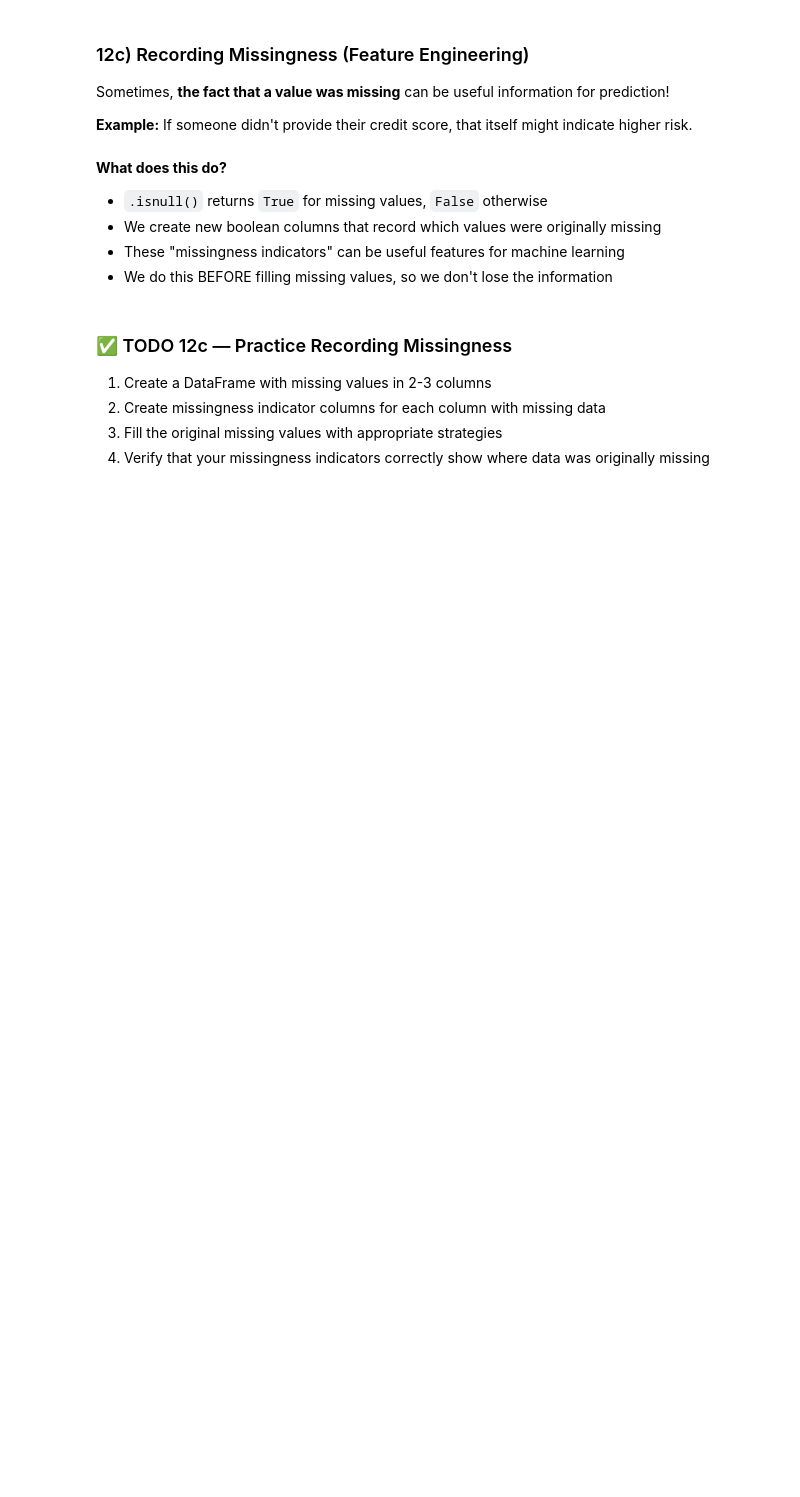
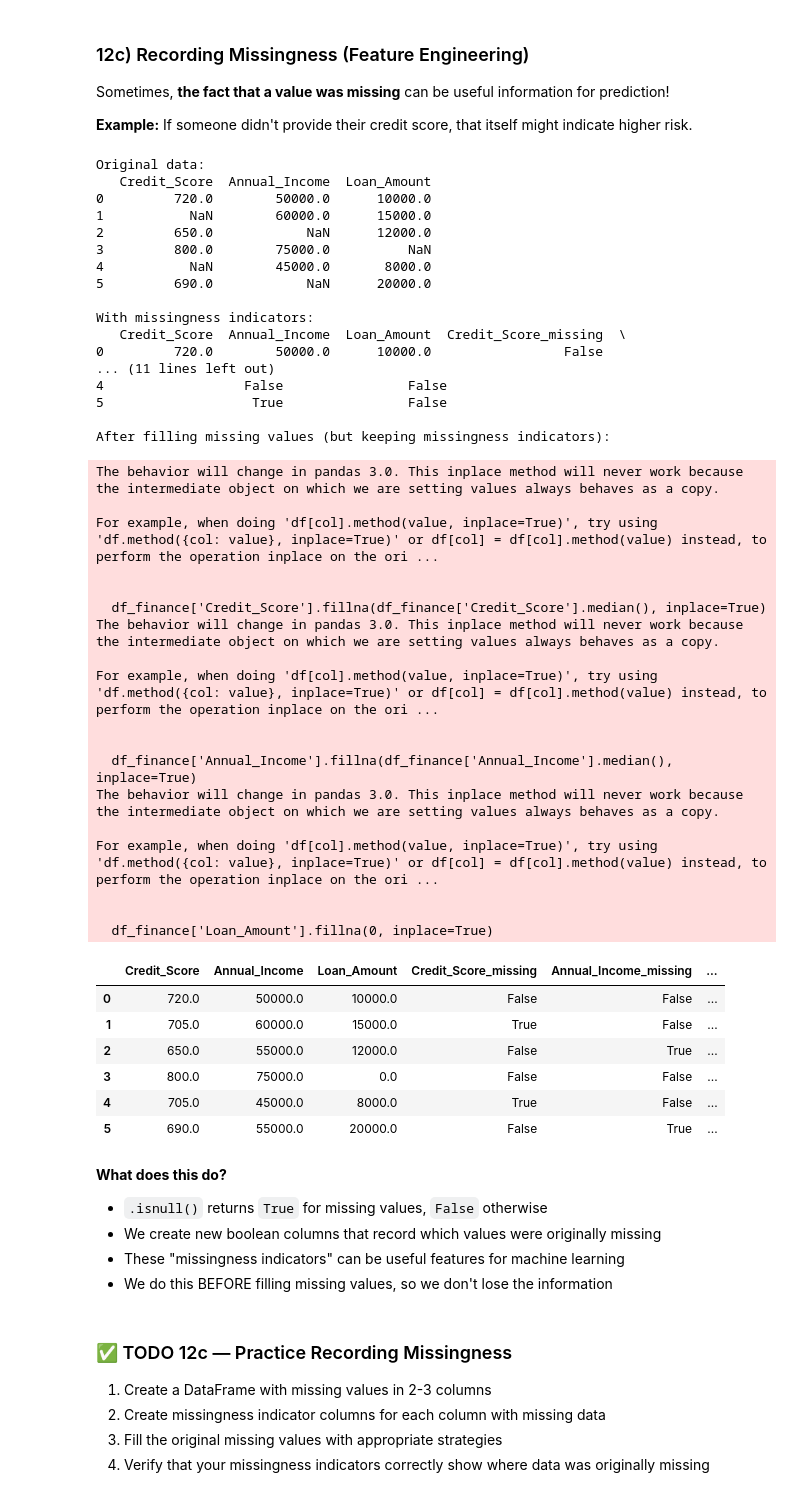
Before and after one commit to dariohoxha/Lone-Risk-Prediction-MDST, a Jupyter notebook: python_numpy_pandas_tutorial.ipynb, the cells around one changed output. Saved outputs shown, nothing was run; the diff lists cells and outputs as text; code cells hidden in the pictures; blank space fills up the shorter version.

```diff
--- a/python_numpy_pandas_tutorial.ipynb
+++ b/python_numpy_pandas_tutorial.ipynb
@@ -672,29 +846,72 @@ Sometimes, **the fact that a value was missing** can be useful information for p
 # %%
 # Example: Create missingness indicators before filling missing values
 finance_data = {
     'Credit_Score': [720, np.nan, 650, 800, np.nan, 690],
     'Annual_Income': [50000, 60000, np.nan, 75000, 45000, np.nan],
     'Loan_Amount': [10000, 15000, 12000, np.nan, 8000, 20000]
 }
 df_finance = pd.DataFrame(finance_data)
 print("Original data:")
 print(df_finance)
 
 # Create missingness indicator columns BEFORE filling missing values
 df_finance['Credit_Score_missing'] = df_finance['Credit_Score'].isnull()
 df_finance['Annual_Income_missing'] = df_finance['Annual_Income'].isnull()
 df_finance['Loan_Amount_missing'] = df_finance['Loan_Amount'].isnull()
 
 print("\nWith missingness indicators:")
 print(df_finance)
 
 # Now we can fill the original columns
 df_finance['Credit_Score'].fillna(df_finance['Credit_Score'].median(), inplace=True)
 df_finance['Annual_Income'].fillna(df_finance['Annual_Income'].median(), inplace=True)
 df_finance['Loan_Amount'].fillna(0, inplace=True)
 
 print("\nAfter filling missing values (but keeping missingness indicators):")
-print(df_finance)
+display(df_finance)
+# %% [output]
+Original data:
+   Credit_Score  Annual_Income  Loan_Amount
+0         720.0        50000.0      10000.0
+1           NaN        60000.0      15000.0
+2         650.0            NaN      12000.0
+3         800.0        75000.0          NaN
+4           NaN        45000.0       8000.0
+5         690.0            NaN      20000.0
+
+With missingness indicators:
+   Credit_Score  Annual_Income  Loan_Amount  Credit_Score_missing  \
+0         720.0        50000.0      10000.0                 False
+... (11 lines left out)
+4                  False                False
+5                   True                False
+
+After filling missing values (but keeping missingness indicators):
+The behavior will change in pandas 3.0. This inplace method will never work because the intermediate object on which we are setting values always behaves as a copy.
+
+For example, when doing 'df[col].method(value, inplace=True)', try using 'df.method({col: value}, inplace=True)' or df[col] = df[col].method(value) instead, to perform the operation inplace on the ori ...
+
+
+  df_finance['Credit_Score'].fillna(df_finance['Credit_Score'].median(), inplace=True)
+The behavior will change in pandas 3.0. This inplace method will never work because the intermediate object on which we are setting values always behaves as a copy.
+
+For example, when doing 'df[col].method(value, inplace=True)', try using 'df.method({col: value}, inplace=True)' or df[col] = df[col].method(value) instead, to perform the operation inplace on the ori ...
+
+
+  df_finance['Annual_Income'].fillna(df_finance['Annual_Income'].median(), inplace=True)
+The behavior will change in pandas 3.0. This inplace method will never work because the intermediate object on which we are setting values always behaves as a copy.
+
+For example, when doing 'df[col].method(value, inplace=True)', try using 'df.method({col: value}, inplace=True)' or df[col] = df[col].method(value) instead, to perform the operation inplace on the ori ...
+
+
+  df_finance['Loan_Amount'].fillna(0, inplace=True)
+|  | Credit_Score | Annual_Income | Loan_Amount | Credit_Score_missing | Annual_Income_missing | ... |
+| 0 | 720.0 | 50000.0 | 10000.0 | False | False | ... |
+| 1 | 705.0 | 60000.0 | 15000.0 | True | False | ... |
+| 2 | 650.0 | 55000.0 | 12000.0 | False | True | ... |
+| 3 | 800.0 | 75000.0 | 0.0 | False | False | ... |
+| 4 | 705.0 | 45000.0 | 8000.0 | True | False | ... |
+| 5 | 690.0 | 55000.0 | 20000.0 | False | True | ... |
 # %% [markdown]
 **What does this do?**
 - `.isnull()` returns `True` for missing values, `False` otherwise
```
Also changed, not shown: parts of 12 cells of this notebook.
